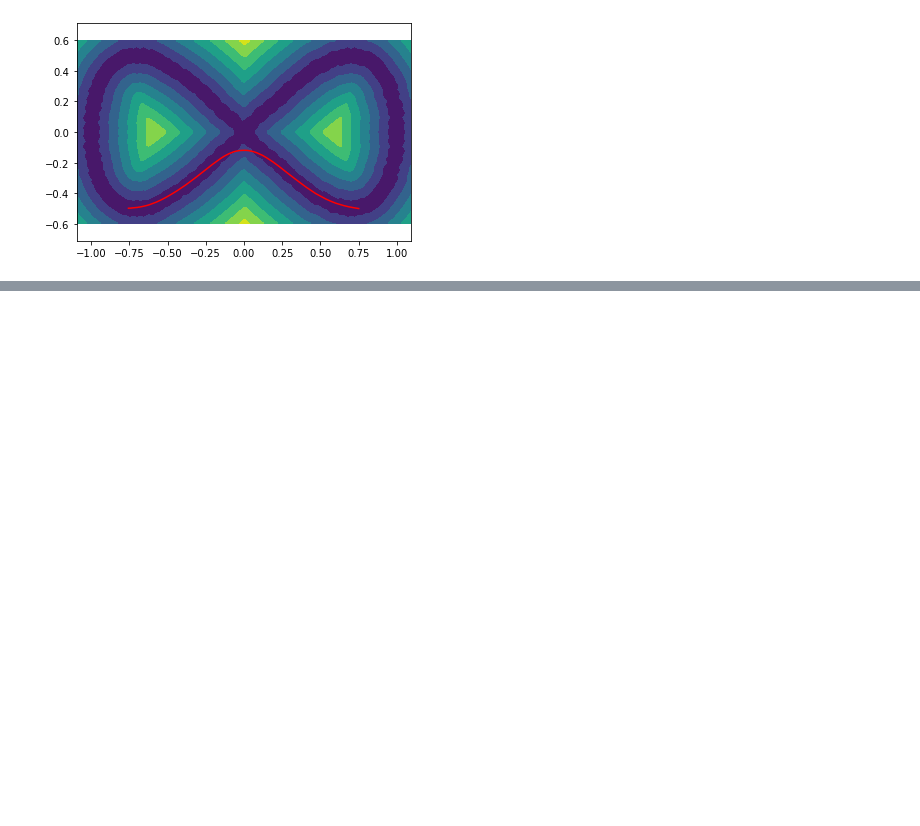
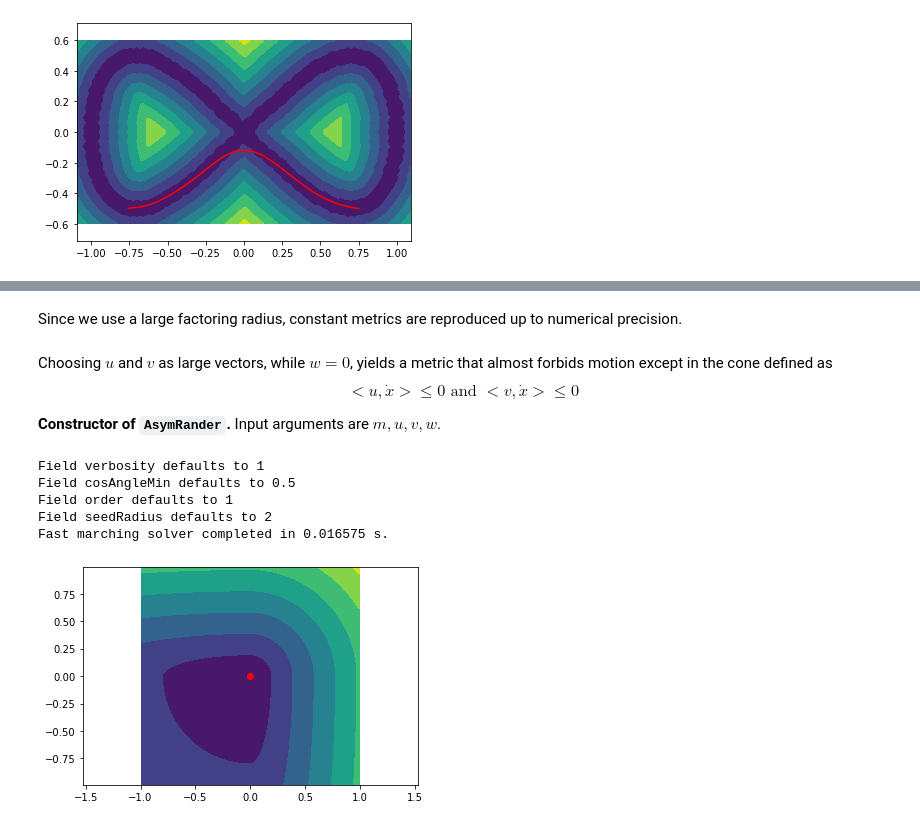
Before and after one commit to Mirebeau/AdaptiveGridDiscretizations_showcase, a Jupyter notebook: Notebooks_FMM/AsymmetricQuadratic.ipynb, the cells around one changed output, grey strips where cells are left out. Cells and saved outputs as stored; diff of their text form; code cells hidden in the pictures; blank space fills up the shorter version.

```diff
--- a/Notebooks_FMM/AsymmetricQuadratic.ipynb
+++ b/Notebooks_FMM/AsymmetricQuadratic.ipynb
@@ -204,8 +206,9 @@ n=201
 hfmIn.SetRect(sides=[[-1.1,1.1],[-0.6,0.6]],dimx=n)
 X,Y = hfmIn.Grid()
 # %%
-hfmIn['metric']= AsymQuad(baseCost*fd.as_field(xp.eye(2),baseCost.shape), # D=baseCost*Id
+tubularMetric = AsymQuad(baseCost*fd.as_field(xp.eye(2),baseCost.shape), # D=baseCost*Id
                          [5*tgtGammaX,5*tgtGammaY]) # w
+hfmIn['metric'] = tubularMetric
 # %%
 hfmOut = hfmIn.Run()
 # %% [output]
@@ -277,0 +309,43 @@ plt.plot(*hfmOut['geodesic'],color='red');
+# %%
+hfmIn = Eikonal.dictIn({
+    'model':'AsymRander2',
+    'seed':(0,0),
+    'exportValues':1,
+    'factoringRadius':200,
+    'exportGeodesicFlow':1,
+})
+hfmIn.SetRect([[-1,1],[-1,1]],dimx=101)
+X = hfmIn.Grid()
+# %% [markdown]
+Since we use a large factoring radius, constant metrics are reproduced up to numerical precision.
+# %%
+def check(constant_metric):
+    # Run
+    hfmIn['metric'] = constant_metric
+    hfmOut = hfmIn.Run()
+
+    # Display
+    plt.axis('equal')
+    plt.contourf(*X,hfmOut['values'])
+    plt.scatter(0,0,color='red') # Seed position
+
+    # Check :
+    assert np.allclose(hfmOut['values'],constant_metric.norm(X))
+    assert np.all(np.isfinite(hfmOut['flow']))
+    assert np.sum((constant_metric.norm(hfmOut['flow']) - 1)>1e-8)<12
+# %% [markdown]
+Choosing $u$ and $v$ as large vectors, while $w=0$, yields a metric that almost forbids motion except in the cone defined as
+$$
+    <u,\dot x> \leq 0 \text{ and } <v,\dot x> \leq 0
+$$
+
+**Constructor of `AsymRander`.** Input arguments are $m,u,v,w$.
+# %%
+check( AsymRander( np.eye(2), [4.,0], [0.,4.], None ) )
+# %% [output]
+Field verbosity defaults to 1
+Field cosAngleMin defaults to 0.5
+Field order defaults to 1
+Field seedRadius defaults to 2
+Fast marching solver completed in 0.016575 s.
+[figure, added]
```
Also changed, not shown: parts of 21 cells of this notebook, 55 other files.
